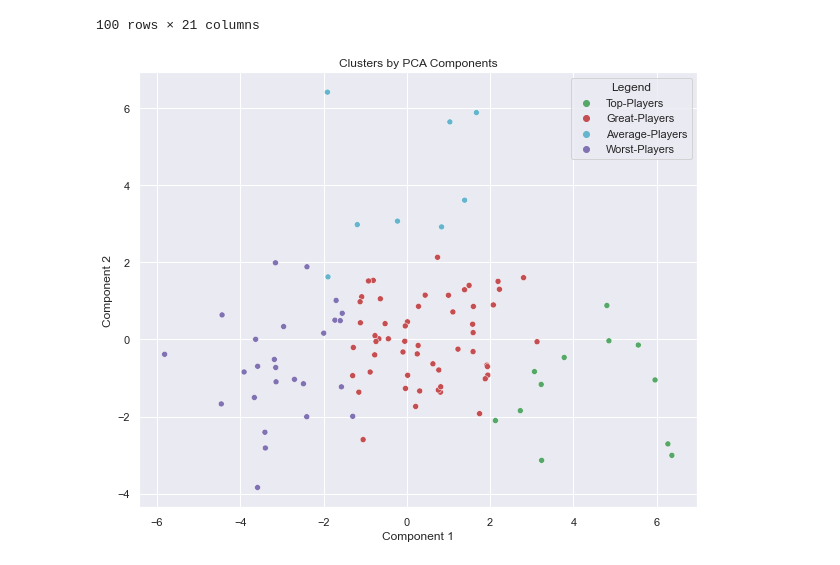
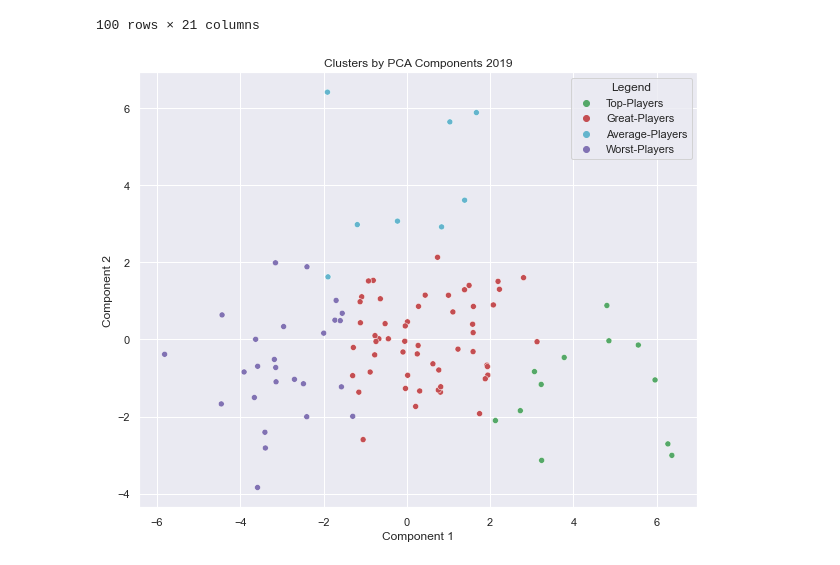
Before and after one commit to vanessadlafp/tennis_analysis_proj, a Jupyter notebook: ATP_2019-Models.ipynb, the cells around one changed output. Drawn from its saved outputs; the diff is of its cells as text; code cells hidden in the pictures.

```diff
--- a/ATP_2019-Models.ipynb
+++ b/ATP_2019-Models.ipynb
@@ -671,10 +660,10 @@ df_players_2019_pca_kmeans
 # %%
 # Plot data by PCA components. The Y axis is the first component, X axis is the second.
 x_axis = df_players_2019_pca_kmeans['Component 1']
 y_axis = df_players_2019_pca_kmeans['Component 2']
 plt.figure(figsize = (10, 8))
 sns.scatterplot(x_axis, y_axis, hue = df_players_2019_pca_kmeans['Legend'], palette = ['g', 'r', 'c', 'm'])
-plt.title('Clusters by PCA Components')
+plt.title('Clusters by PCA Components 2019')
 plt.show()
 # %% [output]
-[figure, old version]
+[figure, new version]
```
Also changed, not shown: parts of 3 cells of this notebook, 3 other files.
